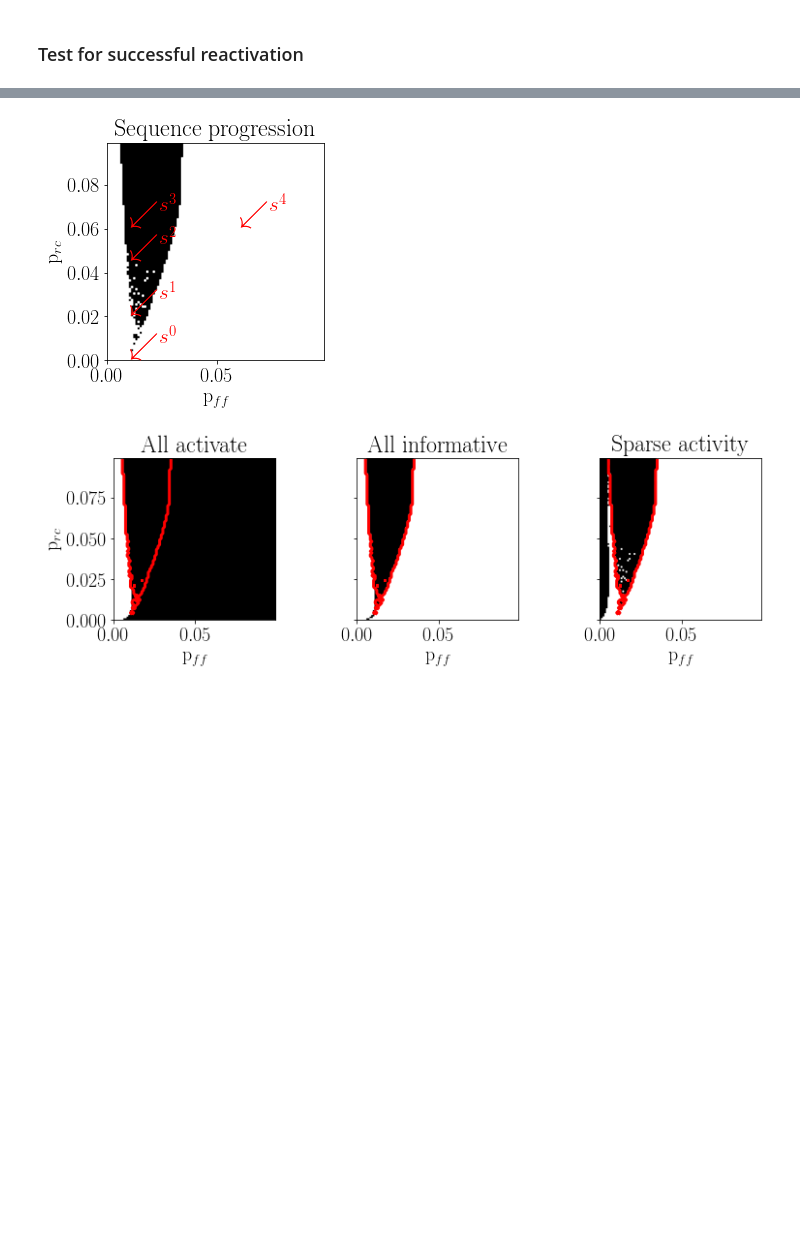
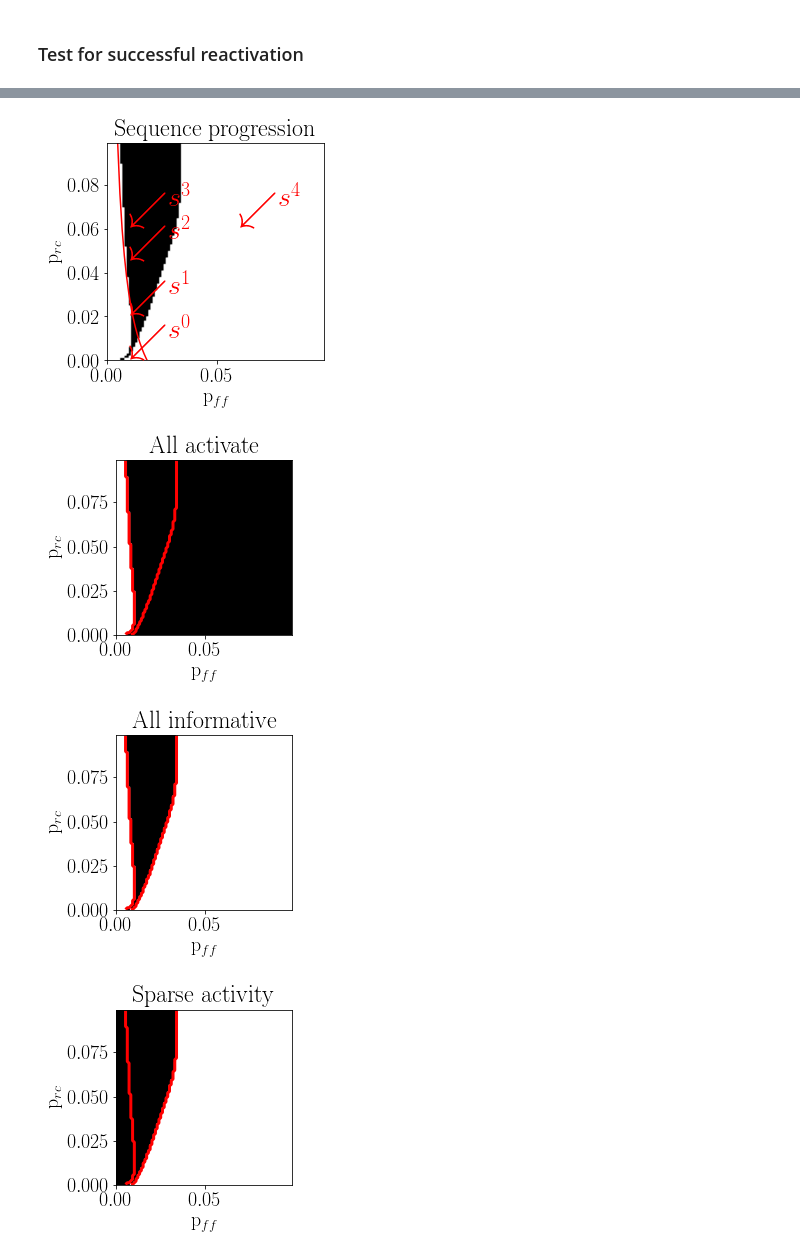
Before and after one commit to tristanstoeber/sequence_competition_cooperation, a Jupyter notebook: 1_SingleSequence.ipynb, the cells around one changed output, grey strips where cells are left out. Saved outputs shown, nothing was run; the diff lists cells and outputs as text; code cells hidden in the pictures; blank space fills up the shorter version.

```diff
--- a/1_SingleSequence.ipynb
+++ b/1_SingleSequence.ipynb
@@ -24,7 +28,7 @@ fname_res = 'data/1_r_oneseq.pckl'
 
 t = params['t']
 # %%
-load_res = False
+load_res = True
 
 if load_res:
     r = tools_wc.load_pckl(fname_res)
@@ -45,8 +49,10 @@ else:
             sim.p['p_ff'] = p_ff_i
             sim.set_interaction_matrix()
 
+
             _, r_ij = sim.run()
             r[i, j, :, :] = r_ij.T
+
     tools_wc.save_pckl(r, fname_res)
 # %%
 r_sel = params['r_sel']
@@ -193,53 +199,73 @@ for i, r_i in enumerate(r_sel):
         r'$\swarrow^{s^'+str(i)+'}$',
         #r'$*^{s^'+str(i)+'}$',
         #r'$\downarrow^{s^'+str(i)+'}$',
-             color='r', fontsize=30,
+             color='r', fontsize=40,
         horizontalalignment='left',
         verticalalignment='bottom')
 
+# insert linear approximation
+try:
+    fun_lin = tools_wc.import_if_exists('lin_approx', 'minimal_p_rc')
+    p_rc_lin = []
+    for p_ff_i in params['range_p_ff']:
+        p_rc_i = fun_lin(
+            c=params['c'],
+            p__11_ff=p_ff_i,
+            g__11_ff=params['gE']*params['pot_ff'][0],
+            M__1=params['nE'][0],
+            g_rc=params['gE'],
+        )
+        p_rc_lin.append(p_rc_i)
+
+    ax.plot(params['range_p_ff'], p_rc_lin, c='r')
+    ax.set_ylim(params['range_p_rc'][0], params['range_p_rc'][-1])
+    ax.set_xlim(params['range_p_ff'][0], params['range_p_ff'][-1])
+except:
+    print('Linear approximation functio not found')
+
+
 plt.title('Sequence progression')
 plt.savefig('figures/1_SingleSequence_SuccessfulReactivation_prc_pff_scan.svg')
 # %% [output]
-[figure, old version]
+[figure, new version]
 # %%
-fig, ax = plt.subplots(
-    1, 3, figsize=(12,4), sharex=True, sharey=True,
-    gridspec_kw={
-        'wspace': 0.5})
 ls_title = ['All activate', 'All informative', 'Sparse activity']
 
 cmap = mpl.cm.get_cmap('Greys')
 
 for i in range(3):
-    im = ax[i].imshow(
+    fig, ax = plt.subplots(1, figsize=(4,4))
+
+    ax.set_ylabel(r'p$_{rc}$')
+
+    im = ax.imshow(
         cond[:, :, i],
         origin='lower',
         extent=[
             params['range_p_rc'][0],
             params['range_p_rc'][-1],
             params['range_p_ff'][0],
             params['range_p_ff'][-1]],
         vmin=0,
         vmax=1,
     cmap=cmap)
-    ax[i].set_xlabel(r'p$_{ff}$')
-    ax[i].set_title(ls_title[i])
+    ax.set_xlabel(r'p$_{ff}$')
+    ax.set_title(ls_title[i])
 
-    ax[i].contour(
+    ax.contour(
     crit,
     levels=[False, True],
     origin='lower',
     extent=[
         params['range_p_rc'][0],
         params['range_p_rc'][-1],
         params['range_p_ff'][0],
         params['range_p_ff'][-1]],
     colors='red',
     linewidths=3.)
-ax[0].set_ylabel(r'p$_{rc}$')
-
-fig.tight_layout()
-
-plt.savefig('figures/1_SingleSequence_SuccessfulReactivation_Conditions_prc_pff_scan.svg')
+    fig.tight_layout()
+    plt.savefig('figures/1_SingleSequence_Cond_'+ls_title[i].replace(' ', '_')+'_prc_pff_scan.svg')
 # %% [output]
-[figure, old version]
+[figure, new version]
+[figure, added]
+[figure, added]
```
Also changed, not shown: parts of 19 cells of this notebook, 8 other files.
